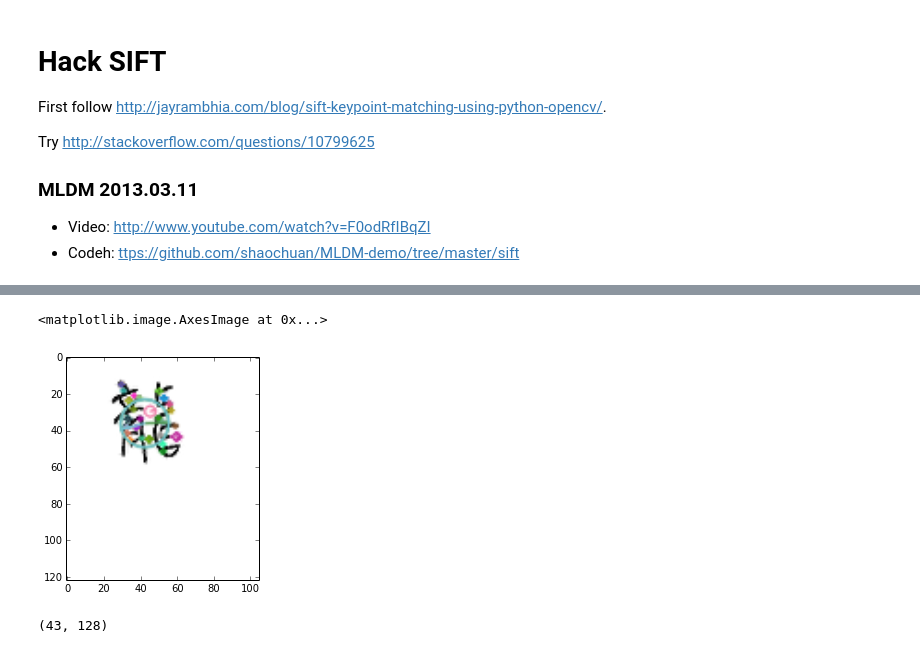
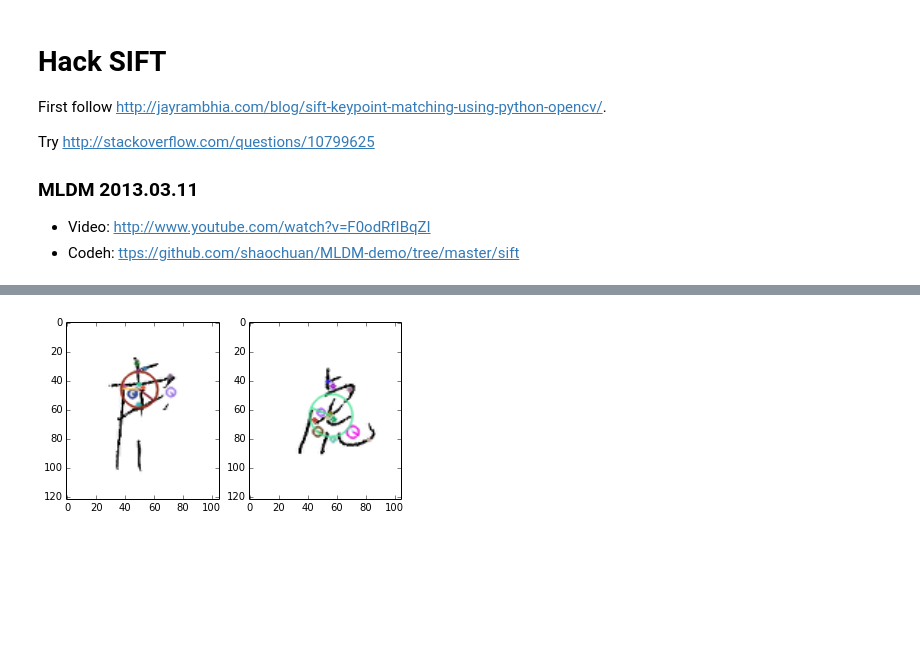
Before and after one commit to Rotceh/2013-ML-TeamProject, a Jupyter notebook: sift_opencv.ipynb, the cells around one changed output, grey strips where cells are left out. Saved outputs shown, nothing was run; the diff lists cells and outputs as text; code cells hidden in the pictures; blank space fills up the shorter version.

Commit message:
add SIFT matching

```diff
--- a/sift_opencv.ipynb
+++ b/sift_opencv.ipynb
@@ -123,13 +123,4 @@ skp, sd = descriptor.compute(wd_template, skp)
 # %%
 sift = cv2.SIFT()
-kp = sift.detect(wd_template, None)
+kp_tpl, desc_tpl = sift.detectAndCompute(wd_template, None)
+kp_sp, desc_sp = sift.detectAndCompute(wd_sample, None)
-# %%
-wd = cv2.cvtColor(wd_template, cv2.COLOR_GRAY2BGR)
-img = cv2.drawKeypoints(
-    wd, kp,
-    flags=cv2.DRAW_MATCHES_FLAGS_DRAW_RICH_KEYPOINTS
-)
-pl.imshow(img, aspect="equal")
-# %% [output]
-<matplotlib.image.AxesImage at 0x...>
-[figure, removed]
@@ -138,4 +127,21 @@ kp, desc = sift.detectAndCompute(wd_template, None)
-# %%
-desc.shape
-# %% [output]
-(43, 128)
+# %%
+# wd = cv2.cvtColor(wd_template, cv2.COLOR_GRAY2BGR)
+img_tpl = cv2.drawKeypoints(
+    wd_template, kp_tpl,
+    flags=cv2.DRAW_MATCHES_FLAGS_DRAW_RICH_KEYPOINTS
+)
+
+img_sp = cv2.drawKeypoints(
+    wd_sample, kp_sp,
+    flags=cv2.DRAW_MATCHES_FLAGS_DRAW_RICH_KEYPOINTS
+)
+
+pl.figure()
+pl.subplot(1, 2, 1)
+pl.imshow(img_tpl, aspect="equal")
+
+pl.subplot(1, 2, 2)
+pl.imshow(img_sp, aspect="equal")
+pl.show()
+# %% [output]
+[figure, added]
```
Also changed, not shown: parts of 13 cells of this notebook.
